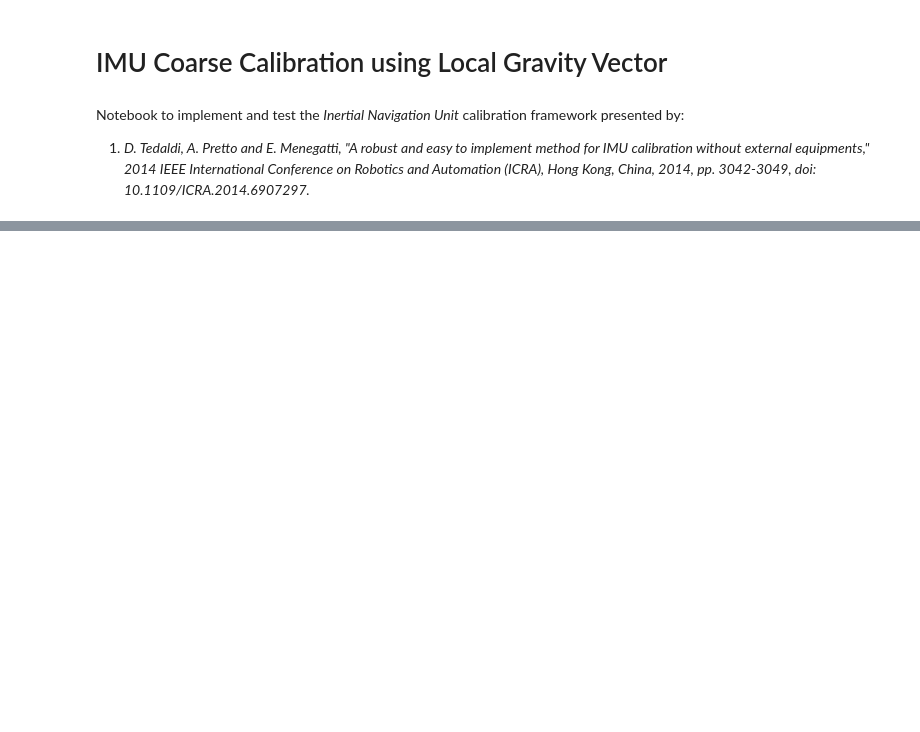
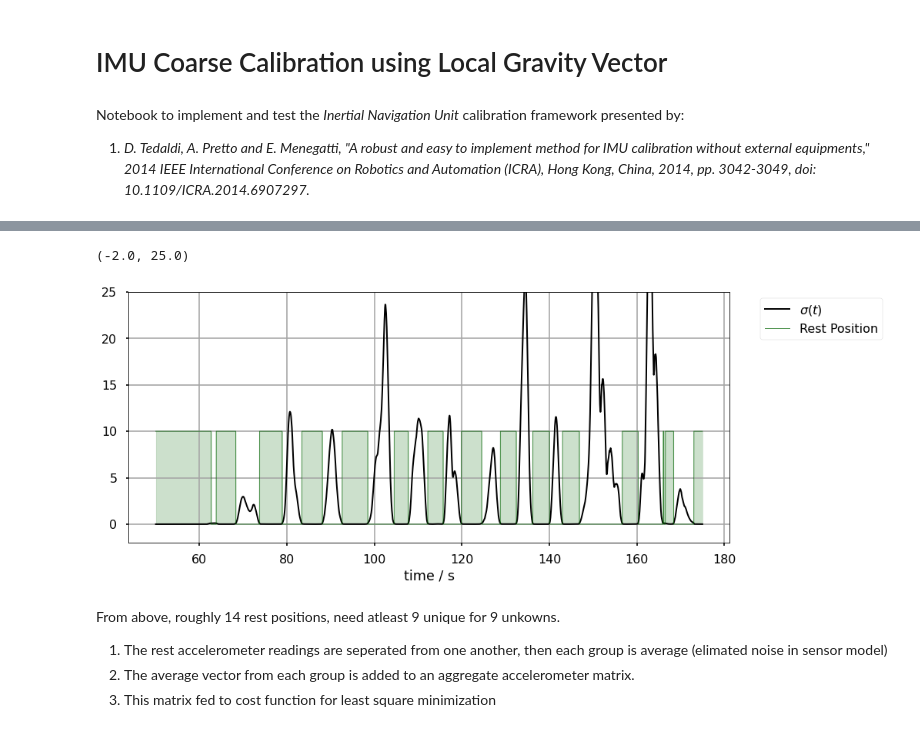
Before and after one commit to vehicle-trace-echo/imu_calibration, a Jupyter notebook: calibration_framework.ipynb, the cells around one changed output, grey strips where cells are left out. Drawn from its saved outputs; the diff is of its cells as text; code cells hidden in the pictures; blank space fills up the shorter version.

```diff
--- a/calibration_framework.ipynb
+++ b/calibration_framework.ipynb
@@ -86,0 +176,21 @@ Text(0.5, 0, 'time/s')
+# %%
+# Crop dataset to remove initial and final variance jumps
+df_calb = df[(df['time'] > 50) & (df['time']<175)]
+# %%
+fig, ax = plt.subplots()
+
+ax.plot(df_calb['time'], df_calb['windwdVar'], color='k', lineWidth=2.0, label=r'$\sigma(t)$')
+ax.plot(df_calb['time'], 10 * df_calb['inRest'], color='darkgreen', alpha=0.7, lineWidth=1, label='Rest Position')
+ax.fill_between(df_calb['time'], 0, 10 *df_calb['inRest'], color='darkgreen', alpha=0.2)
+ax.legend(bbox_to_anchor=(1.04,1), loc='upper left')
+plt.grid(True, which='both',ls='-',color='0.65')
+plt.xlabel('time / s')
+plt.ylim([-2, 25])
+# %% [output]
+(-2.0, 25.0)
+[figure, added]
+# %% [markdown]
+From above, roughly 14 rest positions, need atleast 9 unique for 9 unkowns.
+1. The rest accelerometer readings are seperated from one another, then each group is average (elimated noise in sensor model)
+2. The average vector from each group is added to an aggregate accelerometer matrix.
+3. This matrix fed to cost function for least square minimization
```
Also changed, not shown: parts of 18 cells of this notebook.
